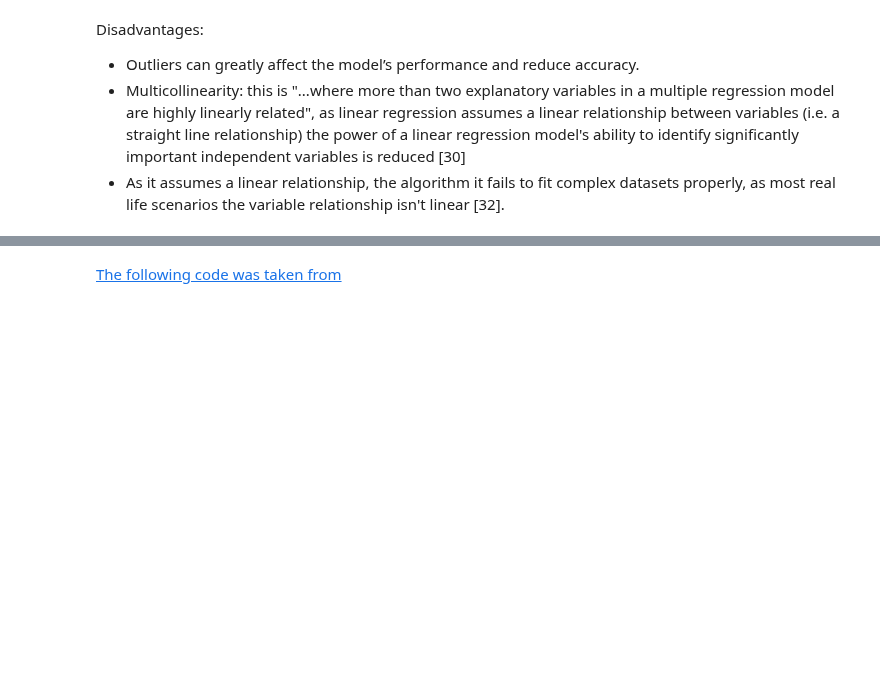
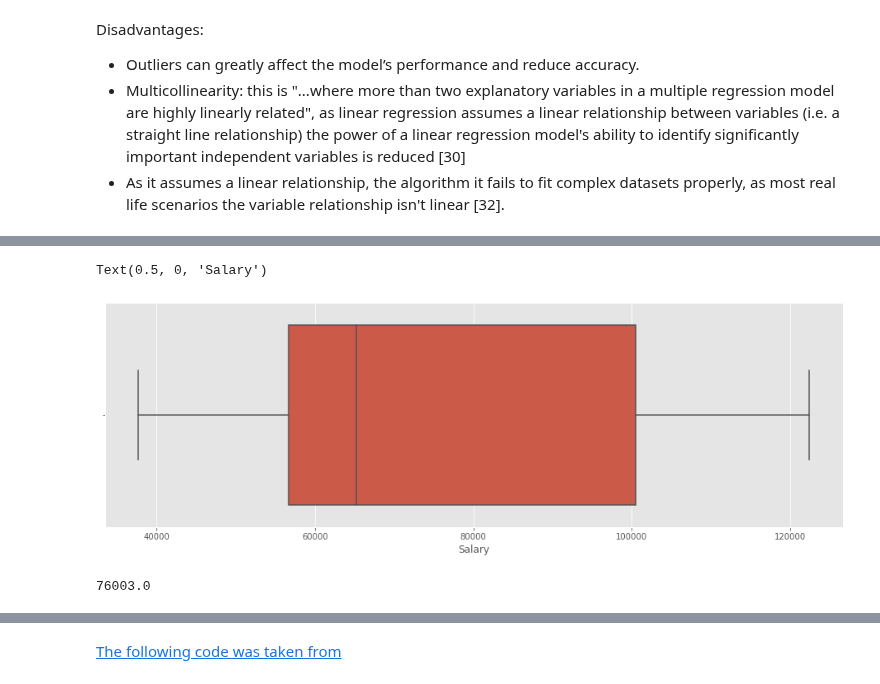
Before and after one commit to kmcd14/MLandStats-assessment, a Jupyter notebook: scikit-learn.ipynb, the cells around one changed output, grey strips where cells are left out. Saved outputs shown, nothing was run; the diff lists cells and outputs as text; code cells hidden in the pictures; blank space fills up the shorter version.

```diff
--- a/scikit-learn.ipynb
+++ b/scikit-learn.ipynb
@@ -639,0 +720,16 @@ Disadvantages:
+# %%
+# Changing figure size. Too cramped in previous set default
+plt.figure(figsize=(16,5))
+
+# Generating a boxplot
+sns.boxplot(x=sal['Salary'], orient='h')
+
+# Adding labels to x axis
+plt.xlabel('Salary')
+# %% [output]
+Text(0.5, 0, 'Salary')
+[figure, added]
+# %%
+sal['Salary'].mean()
+# %% [output]
+76003.0
```
Also changed, not shown: parts of 14 cells of this notebook, 1 other file.
